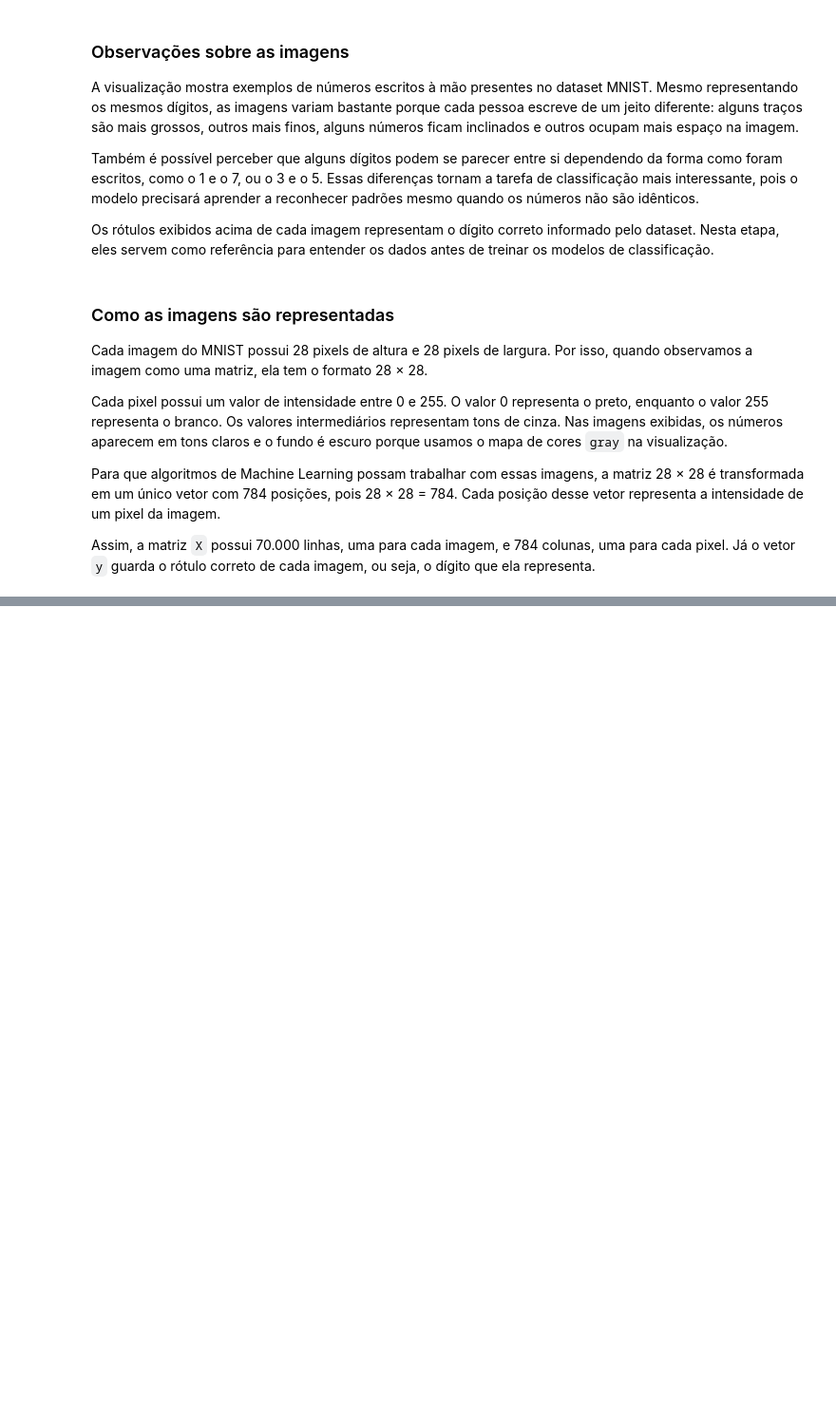
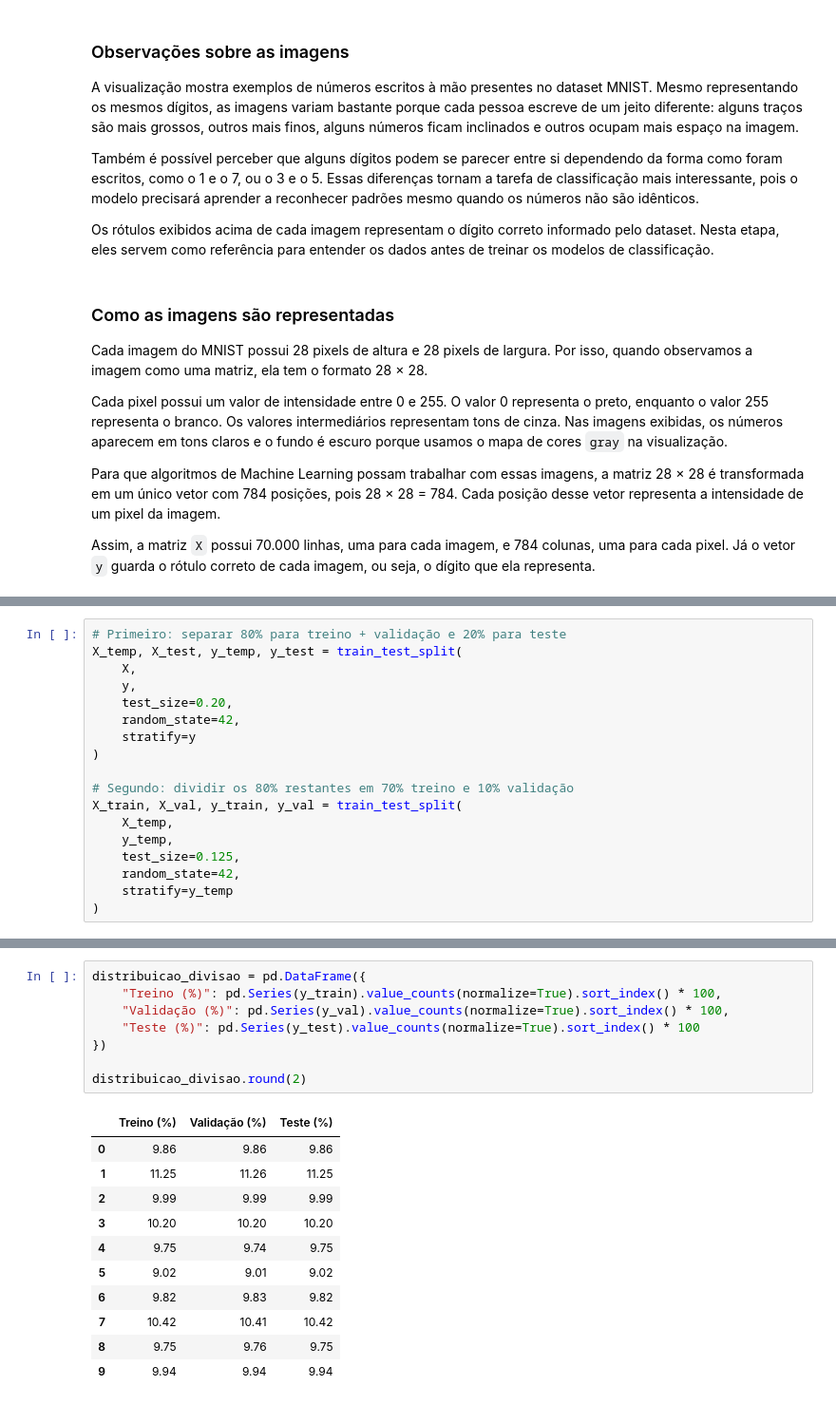
Before and after one commit to acaciarosar/digit-ai, a Jupyter notebook: digitai_mnist.ipynb, the cells around one changed output, grey strips where cells are left out. Shown at 95% size. Drawn from its saved outputs; the diff is of its cells as text; blank space fills up the shorter version.

```diff
--- a/digitai_mnist.ipynb
+++ b/digitai_mnist.ipynb
@@ -128,0 +137,18 @@ Assim, a matriz `X` possui 70.000 linhas, uma para cada imagem, e 784 colunas, u
+# %%
+# Primeiro: separar 80% para treino + validação e 20% para teste
+X_temp, X_test, y_temp, y_test = train_test_split(
+    X,
+    y,
+    test_size=0.20,
+    random_state=42,
+    stratify=y
+)
+
+# Segundo: dividir os 80% restantes em 70% treino e 10% validação
+X_train, X_val, y_train, y_val = train_test_split(
+    X_temp,
+    y_temp,
+    test_size=0.125,
+    random_state=42,
+    stratify=y_temp
+)
@@ -128,0 +201,20 @@ Assim, a matriz `X` possui 70.000 linhas, uma para cada imagem, e 784 colunas, u
+# %%
+distribuicao_divisao = pd.DataFrame({
+    "Treino (%)": pd.Series(y_train).value_counts(normalize=True).sort_index() * 100,
+    "Validação (%)": pd.Series(y_val).value_counts(normalize=True).sort_index() * 100,
+    "Teste (%)": pd.Series(y_test).value_counts(normalize=True).sort_index() * 100
+})
+
+distribuicao_divisao.round(2)
+# %% [output]
+|  | Treino (%) | Validação (%) | Teste (%) |
+| 0 | 9.86 | 9.86 | 9.86 |
+| 1 | 11.25 | 11.26 | 11.25 |
+| 2 | 9.99 | 9.99 | 9.99 |
+| 3 | 10.20 | 10.20 | 10.20 |
+| 4 | 9.75 | 9.74 | 9.75 |
+| 5 | 9.02 | 9.01 | 9.02 |
+| 6 | 9.82 | 9.83 | 9.82 |
+| 7 | 10.42 | 10.41 | 10.42 |
+| 8 | 9.75 | 9.76 | 9.75 |
+| 9 | 9.94 | 9.94 | 9.94 |
```
Also changed, not shown: parts of 13 cells of this notebook.
